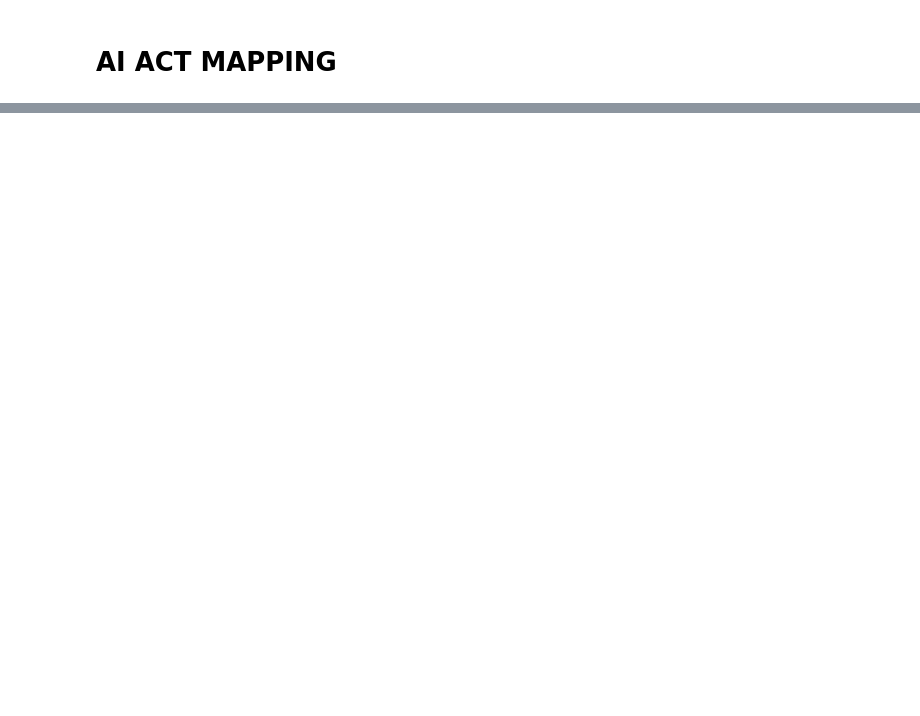
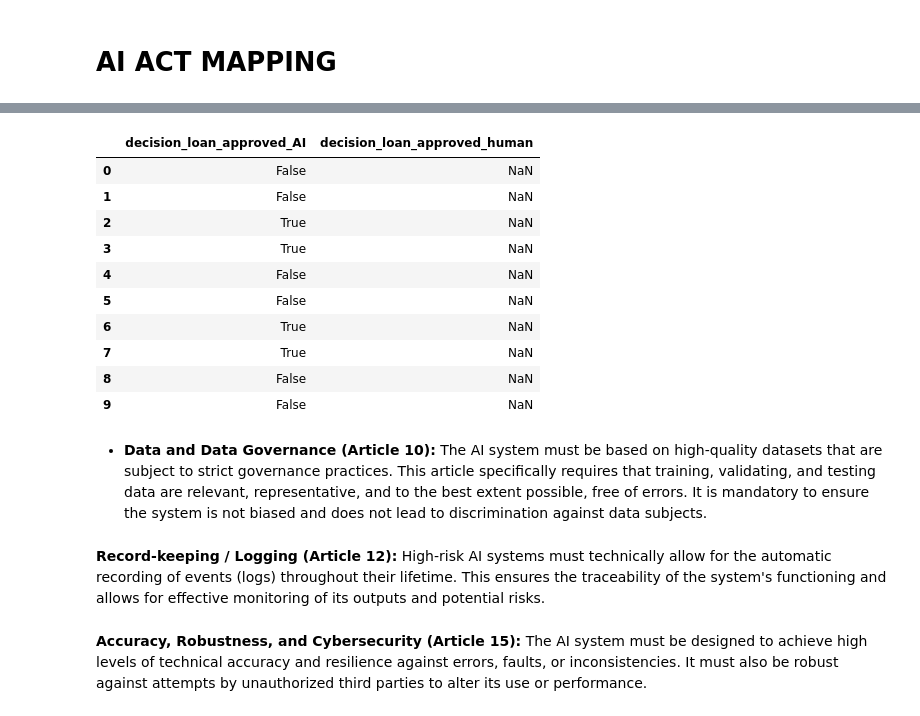
Before and after one commit to maxhaus31/dego-project-team7, a Jupyter notebook: 03-privacy-demo.ipynb, the cells around one changed output, grey strips where cells are left out. Saved outputs shown, nothing was run; the diff lists cells and outputs as text; code cells hidden in the pictures; blank space fills up the shorter version.

```diff
--- a/03-privacy-demo.ipynb
+++ b/03-privacy-demo.ipynb
@@ -253,13 +352,20 @@ NovaCred's data processing does not fall into the legal exceptions under which s
 - **Establishment of an explicit consent procedure:** Creation of a formal explicit consent request procedure: during the loan application submission phase, the client must be explicitly asked whether they grant their consent for the processing of sensitive data.
 - **Implementation of a consent tracking attribute:** Creation of a new 'tracking_customer_consent' column: True if consent was given, False if not.
 # %%
-# 1. Defining sensitive spending behaviour categories
+# Define sensitive categories to mitigate discriminatory bias in credit risk models
 sensitive_categories = ['Healthcare', 'Alcohol', 'Adult Entertainment', 'Gambling']
 
-# 2. Identify rows where the spending_behaviour is sensitive
-mask = merged_df['spending_behaviour'].isin(sensitive_categories)
+# Dynamically identify all spending behavior columns generated during the flattening process
+spending_cols = [col for col in merged_df.columns if 'spending_behaviour_' in col]
 
-# 3. Use .loc to replace only the spending_behaviour value with NaN for those rows
-merged_df.loc[mask, 'spending_behaviour'] = np.nan
-display(merged_df['spending_behaviour'].head(10))
+# Execute multi-column masking to redact sensitive information
+for col in spending_cols:
+    # Identify records matching sensitive categories within the specific column
+    mask = merged_df[col].isin(sensitive_categories)
+
+    # Redact sensitive values using NaN to ensure ethical compliance and data minimization
+    merged_df.loc[mask, col] = np.nan
+
+# Verification of the redacted feature set for the governance audit trail
+merged_df[spending_cols].head()
 # %% [output]
@@ -301,8 +378,12 @@ Summary of Spending Categories:
 # %%
-# Creating the customer explicit consent column
-# Every record is set to false as there is no track of any explicit consent given for the historical data in the dataset
-merged_df['tracking_customer_consent'] = False
+# Aggregate frequencies across all flattened spending columns
+# .stack() is utilized to consolidate columns while automatically ignoring NaN values
+category_summary = merged_df[spending_cols].stack().value_counts().reset_index()
 
-# Check
-display(merged_df[['app_id', 'tracking_customer_consent']].head(10))
+# Formatting the summary dataframe for clear reporting
+category_summary.columns = ['Spending Behaviour', 'Absolute Frequency']
+
+# Displaying the final distribution for governance auditing
+print("Consolidated Summary of Non-Sensitive Spending Categories:")
+display(category_summary)
 # %% [output]
@@ -325,0 +424,30 @@ display(merged_df[['app_id', 'tracking_customer_consent']].head(10))
+# %%
+# 1. Renaming the algorithmic decision variable to clarify that the decision was taken by AI
+if 'decision_loan_approved' in merged_df.columns:
+    merged_df.rename(columns={'decision_loan_approved': 'decision_loan_approved_AI'}, inplace=True)
+
+# 2. Initializing the human oversight tracking variable
+# All values are set to NaN to represent the current absence of human-in-the-loop intervention
+merged_df['decision_loan_approved_human'] = np.nan
+
+# 3. Final verification of the restructured decision-making columns
+# Displaying the first 10 observations to confirm the audit-ready structure
+merged_df[['decision_loan_approved_AI', 'decision_loan_approved_human']].head(10)
+# %% [output]
+|  | decision_loan_approved_AI | decision_loan_approved_human |
+| 0 | False | NaN |
+| 1 | False | NaN |
+| 2 | True | NaN |
+| 3 | True | NaN |
+| 4 | False | NaN |
+| 5 | False | NaN |
+| 6 | True | NaN |
+| 7 | True | NaN |
+| 8 | False | NaN |
+| 9 | False | NaN |
+# %% [markdown]
+- **Data and Data Governance (Article 10):** The AI system must be based on high-quality datasets that are subject to strict governance practices. This article specifically requires that training, validating, and testing data are relevant, representative, and to the best extent possible, free of errors. It is mandatory to ensure the system is not biased and does not lead to discrimination against data subjects.
+# %% [markdown]
+**Record-keeping / Logging (Article 12):** High-risk AI systems must technically allow for the automatic recording of events (logs) throughout their lifetime. This ensures the traceability of the system's functioning and allows for effective monitoring of its outputs and potential risks.
+# %% [markdown]
+**Accuracy, Robustness, and Cybersecurity (Article 15):** The AI system must be designed to achieve high levels of technical accuracy and resilience against errors, faults, or inconsistencies. It must also be robust against attempts by unauthorized third parties to alter its use or performance.
```
Also changed, not shown: parts of 23 cells of this notebook.
